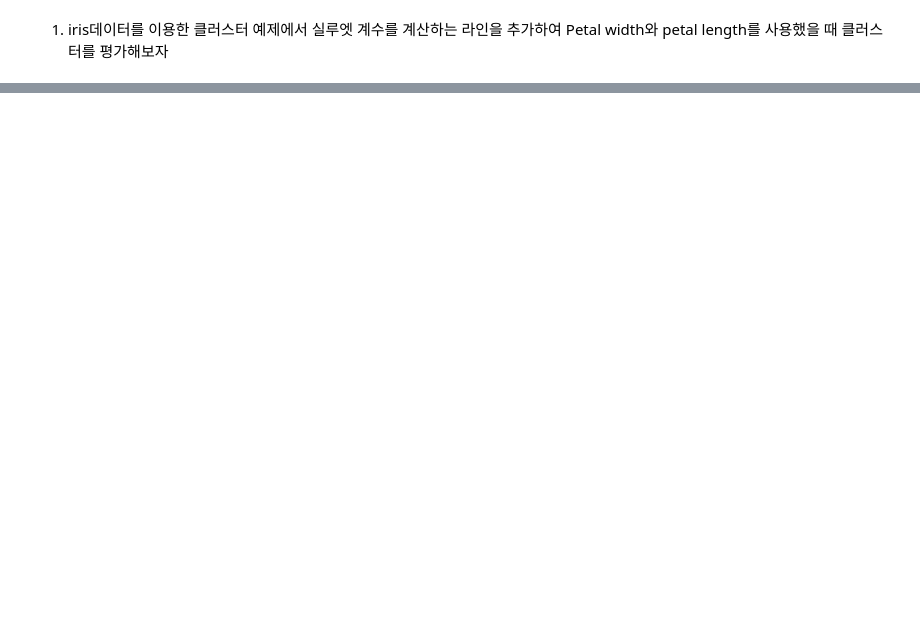
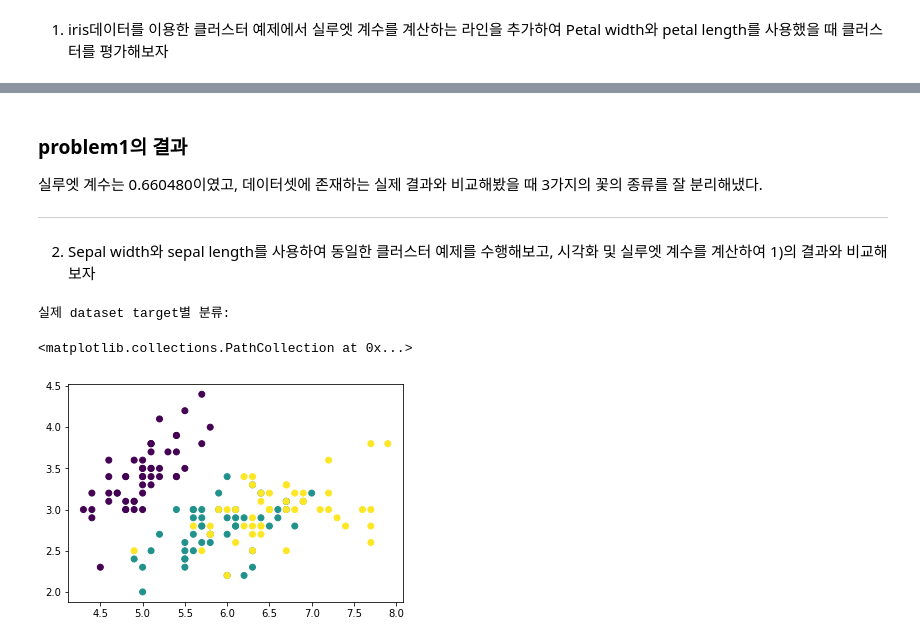
Before and after one commit to chaerin00/DataMining-2021-1, a Jupyter notebook: Project1.ipynb, the cells around one changed output, grey strips where cells are left out. Saved outputs shown, nothing was run; the diff lists cells and outputs as text; code cells hidden in the pictures; blank space fills up the shorter version.

```diff
--- a/Project1.ipynb
+++ b/Project1.ipynb
@@ -79,3 +49,27 @@ n_clusters:8,silhouette_score:0.343047
+# %% [markdown]
+### problem1의 결과
+실루엣 계수는 0.660480이였고, 데이터셋에 존재하는 실제 결과와 비교해봤을 때 3가지의 꽃의 종류를 잘 분리해냈다.
+
+<hr/>
+# %% [markdown]
+2) Sepal width와 sepal length를 사용하여 동일한 클러스터 예제를 수행해보고, 시각화 및 실루엣 계수를 계산하여 1)의 결과와 비교해보자
+# %%
+# code for problem 2
+from sklearn import cluster,datasets
+from sklearn import metrics
+
+import matplotlib.pyplot as plt
+
+iris=datasets.load_iris()
+X2=iris.data[:,:2]
+y2=iris.target
+
+print('실제 dataset target별 분류:')
+plt.scatter(X2[:,0],X2[:,1],c=y,cmap='viridis')
+# %% [output]
+실제 dataset target별 분류:
+<matplotlib.collections.PathCollection at 0x...>
+[figure, added]
 # %%
 from sklearn import metrics
 from sklearn.cluster import KMeans
```
Also changed, not shown: parts of 6 cells of this notebook.
